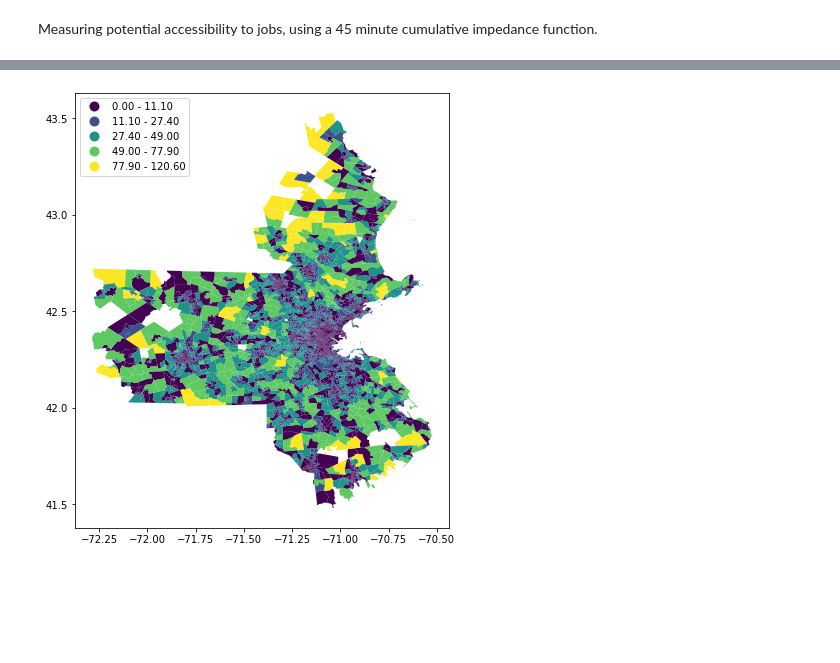
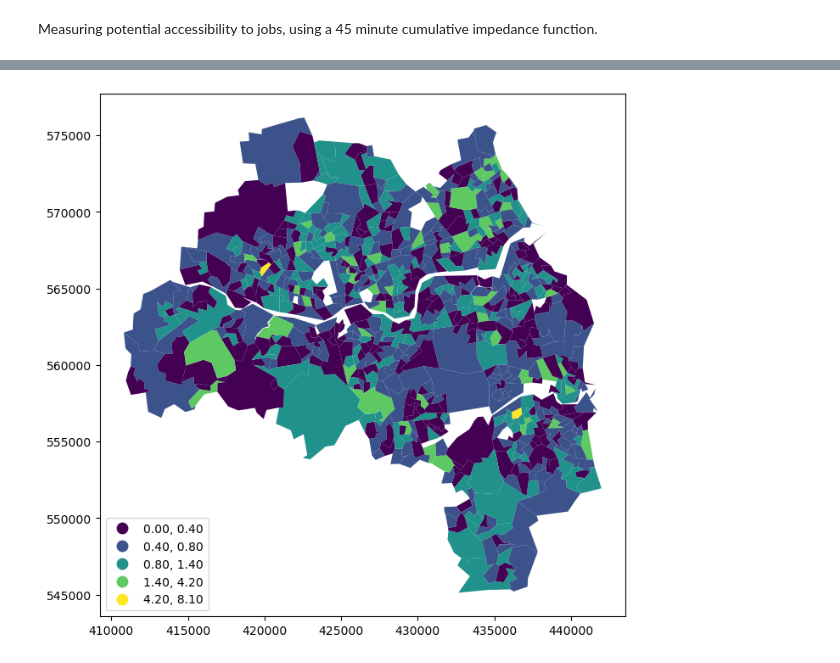
Before and after one commit to Urban-Analytics-Technology-Platform/demoland-project, a Jupyter notebook: python/basic_accessibility_example_TRACC.ipynb, the cells around one changed output, grey strips where cells are left out. Saved outputs shown, nothing was run; the diff lists cells and outputs as text; code cells hidden in the pictures; blank space fills up the shorter version.

```diff
--- a/python/basic_accessibility_example_TRACC.ipynb
+++ b/python/basic_accessibility_example_TRACC.ipynb
@@ -45,10 +44,10 @@ dfo.data.head()
 # %% [markdown]
 Now let's load in travel time data. Here we load in transit travel times that were previously computed in OpenTripPlanner (capped at 120 minutes) for June 30, 2020.
 # %%
-dft = tracc.costs(
-    pd.read_csv("test_data/boston/transit_time_matrix_8am_30_06_2020.zip", compression='zip')
-    )
-dft.data.time = dft.data.time / 60 # converting time from seconds to minutes
-dft.data.time = dft.data.time.round(1) # rounding to just one decimal place
+df_timetravel = pd.read_csv("./../data/traveltime_matrix_tynewearTRANSIT.csv")
+df_timetravel.head()
+dft = tracc.costs(df_timetravel)
+dft.data.travel_time = dft.data.travel_time / 60 # converting time from seconds to minutes
+dft.data.travel_time = dft.data.travel_time.round(1) # rounding to just one decimal place
 dft.data.head()
 # %% [output]
@@ -81,7 +80,8 @@ Setting up the accessibility object. This includes joining the destination data
 # %%
 acc = tracc.accessibility(
         travelcosts_df = dft.data,
-        supply_df = dfo.data,
-        travelcosts_ids = ["o_block","d_block"],
-        supply_ids = "block_group_id"
+        supply_df = dfo,
+        travelcosts_ids = ["origin","destination"],
+        supply_ids = "LSOA11CD"
     )
+acc.data.head()
@@ -115,7 +133,7 @@ Now let's try to measure access to grocery stores, based on minimum travel time
 # %%
 dfm = acc.mintravelcost(
-        travelcost = "time",
-        opportunity = "snap",
+        travelcost = "travel_time",
+        opportunity = "jobs",
         min_n = 2
         )
 dfm.head()
@@ -132,0 +147,7 @@ bg = bg.merge(dfm, left_on='GEOID', right_on = "o_block", how = "left")
+# %%
+bg2 = gpd.read_file("./../data/gis/LSOA_(Dec_2011)_Boundaries_Super_Generalised_Clipped_(BSC)_EW_V3/")
+bg2 = bg2.merge(dfm,
+              left_on='LSOA11CD',
+              right_on = "LSOA11CD",
+              how = "left")
+bg2.head()
@@ -133,4 +161,8 @@ bg = bg.merge(dfm, left_on='GEOID', right_on = "o_block", how = "left")
 # %%
-bg.plot(column='A_mintravelcost_time_snap_2', figsize=(8, 8), scheme='NaturalBreaks', legend=True, legend_kwds={'loc': 'upper left'});
+bg2.plot(column='A_mintravelcost_travel_time_jobs_2',
+         figsize=(8, 8),
+         scheme='NaturalBreaks',
+         legend=True,
+         legend_kwds={'loc': 'lower left'});
 # %% [output]
-[figure, old version]
+[figure, new version]
```
Also changed, not shown: parts of 15 cells of this notebook, 2 other files.
